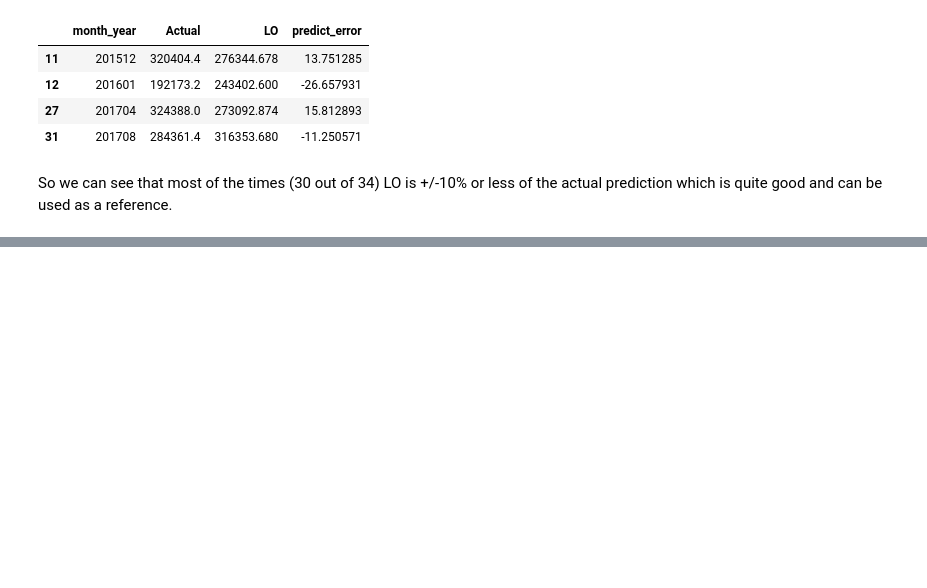
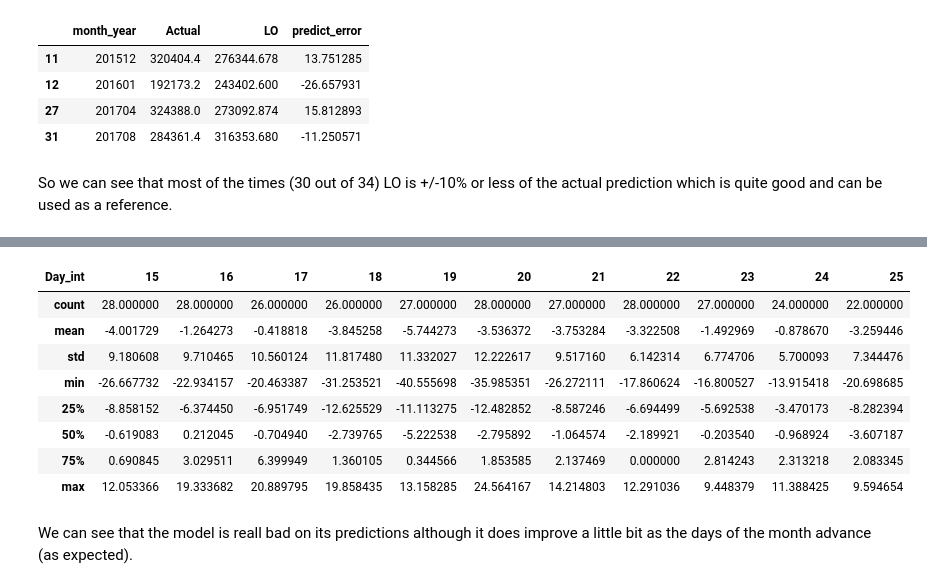
Before and after one commit to diruit/novartis_challenge, a Jupyter notebook: Data_cleaning_notebook.ipynb, the cells around one changed output, grey strips where cells are left out. Saved outputs shown, nothing was run; the diff lists cells and outputs as text; code cells hidden in the pictures; blank space fills up the shorter version.

```diff
--- a/Data_cleaning_notebook.ipynb
+++ b/Data_cleaning_notebook.ipynb
@@ -700,0 +828,14 @@ So we can see that most of the times (30 out of 34) LO is +/-10% or less of the
+# %%
+dumb_errors.describe()
+# %% [output]
+| Day_int | 15 | 16 | 17 | 18 | 19 | 20 | 21 | 22 | 23 | 24 | 25 |
+| count | 28.000000 | 28.000000 | 26.000000 | 26.000000 | 27.000000 | 28.000000 | 27.000000 | 28.000000 | 27.000000 | 24.000000 | 22.000000 |
+| mean | -4.001729 | -1.264273 | -0.418818 | -3.845258 | -5.744273 | -3.536372 | -3.753284 | -3.322508 | -1.492969 | -0.878670 | -3.259446 |
+| std | 9.180608 | 9.710465 | 10.560124 | 11.817480 | 11.332027 | 12.222617 | 9.517160 | 6.142314 | 6.774706 | 5.700093 | 7.344476 |
+| min | -26.667732 | -22.934157 | -20.463387 | -31.253521 | -40.555698 | -35.985351 | -26.272111 | -17.860624 | -16.800527 | -13.915418 | -20.698685 |
+| 25% | -8.858152 | -6.374450 | -6.951749 | -12.625529 | -11.113275 | -12.482852 | -8.587246 | -6.694499 | -5.692538 | -3.470173 | -8.282394 |
+| 50% | -0.619083 | 0.212045 | -0.704940 | -2.739765 | -5.222538 | -2.795892 | -1.064574 | -2.189921 | -0.203540 | -0.968924 | -3.607187 |
+| 75% | 0.690845 | 3.029511 | 6.399949 | 1.360105 | 0.344566 | 1.853585 | 2.137469 | 0.000000 | 2.814243 | 2.313218 | 2.083345 |
+| max | 12.053366 | 19.333682 | 20.889795 | 19.858435 | 13.158285 | 24.564167 | 14.214803 | 12.291036 | 9.448379 | 11.388425 | 9.594654 |
+# %% [markdown]
+We can see that the model is reall bad on its predictions although it does improve a little bit as the days of the month advance (as expected).
```
Also changed, not shown: parts of 32 cells of this notebook.
